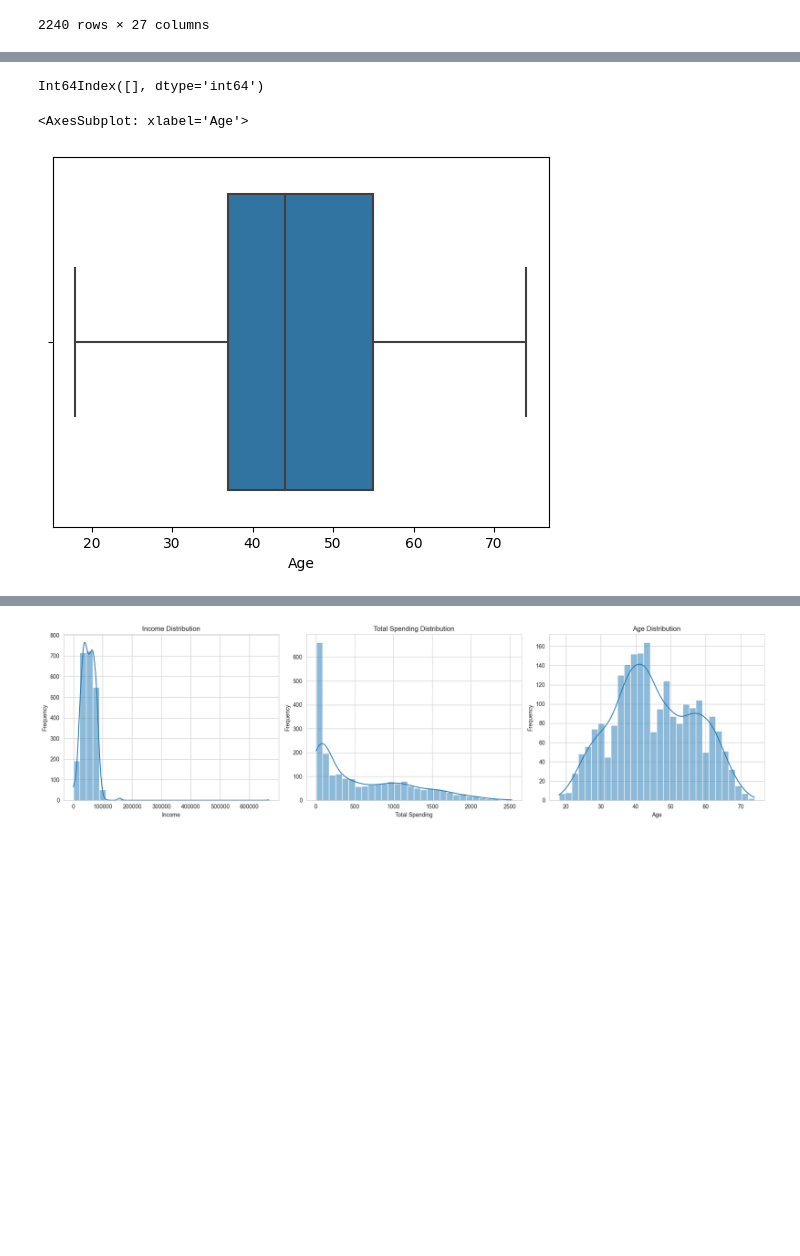
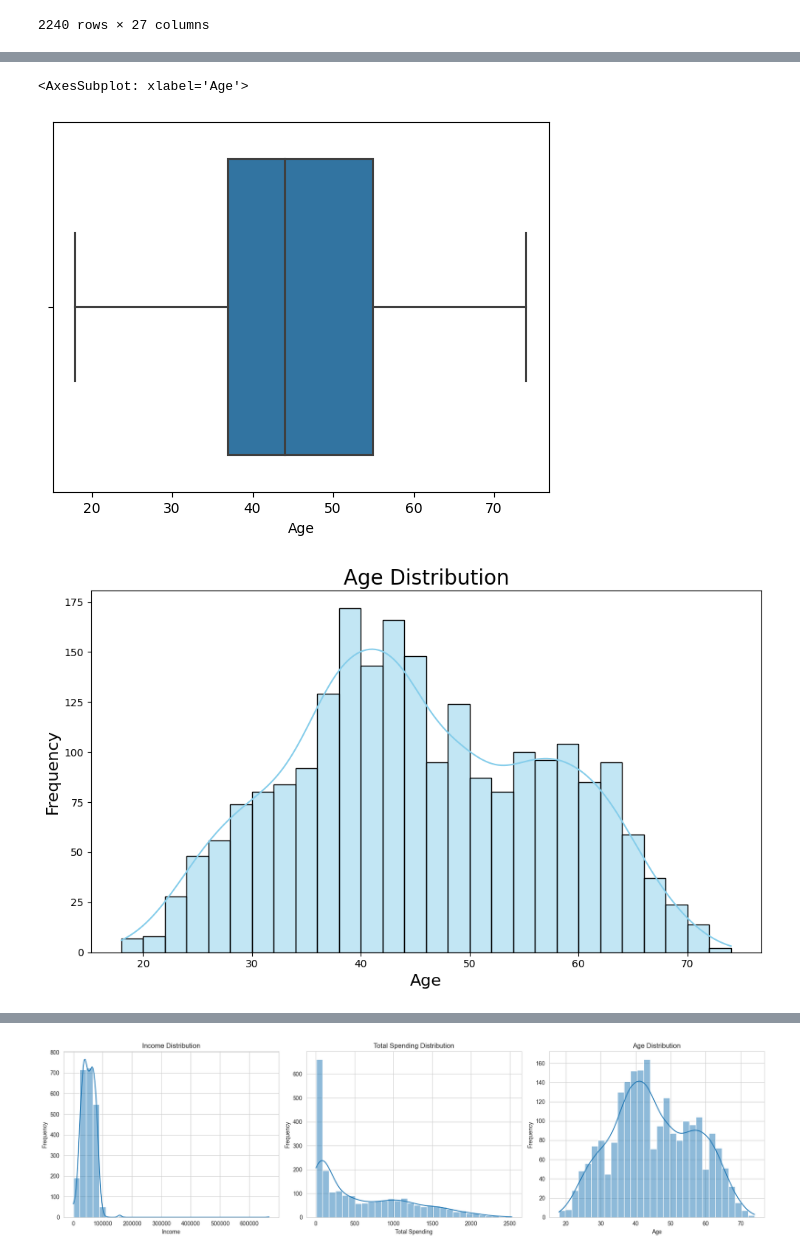
Before and after one commit to OmarEmad313/Data-Analysis-Projects, a Jupyter notebook: Customer personality analysis/customer personality analysis-Copy1.ipynb, the cells around one changed output, grey strips where cells are left out. Drawn from its saved outputs; the diff is of its cells as text; code cells hidden in the pictures; blank space fills up the shorter version.

```diff
--- a/Customer personality analysis/customer personality analysis-Copy1.ipynb
+++ b/Customer personality analysis/customer personality analysis-Copy1.ipynb
@@ -269,13 +294,18 @@ df.rename(columns={
 # %%
 # Keep only the rows where 'Age' is less than or equal to 80
 df = df[df['Age'] <= 80]
-
-# Now, print the indices of any rows where 'Age' is still greater than 80 (should be empty)
-print(df[df['Age'] > 80].index)
-
 # Check the outliers of the 'Age' feature
 sns.boxplot(x=df['Age'])
 # %% [output]
-Int64Index([], dtype='int64')
+<AxesSubplot: xlabel='Age'>
-<AxesSubplot: xlabel='Age'>
 [figure]
+# %%
+plt.figure(figsize=(10, 6))
+hist_plot = sns.histplot(df['Age'], bins=30, kde=True, color="skyblue",binwidth=2)
+hist_plot.set_title('Age Distribution', fontsize=20)
+hist_plot.set_xlabel('Age', fontsize=16)
+hist_plot.set_ylabel('Frequency', fontsize=16)
+plt.tight_layout()
+plt.show()
+# %% [output]
+[figure, added]
```
Also changed, not shown: parts of 30 cells of this notebook, 1 other file.
